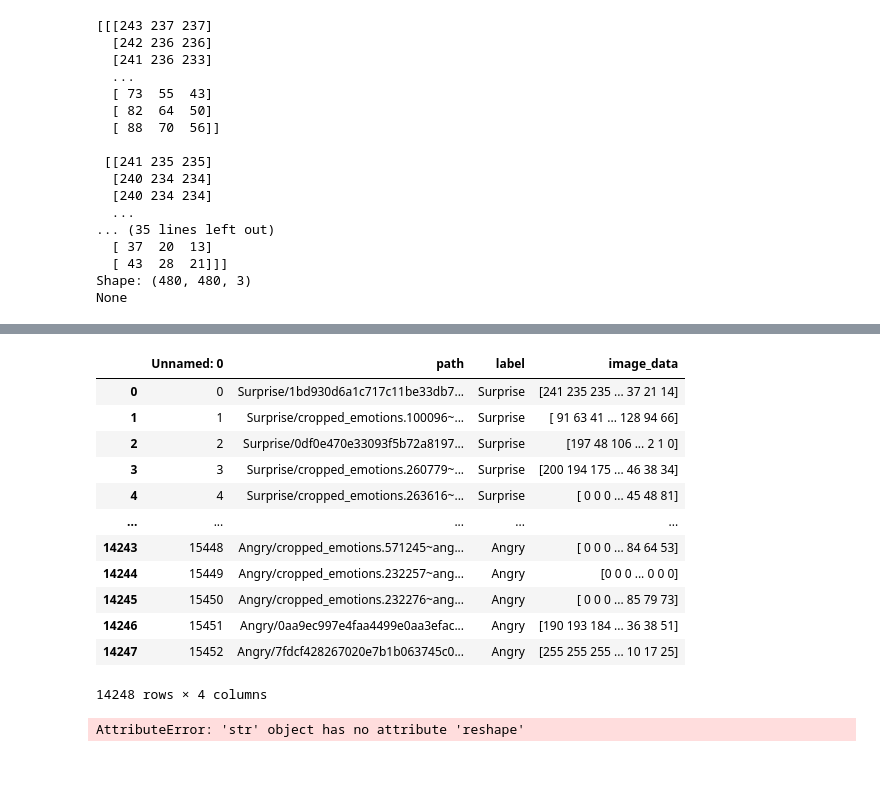
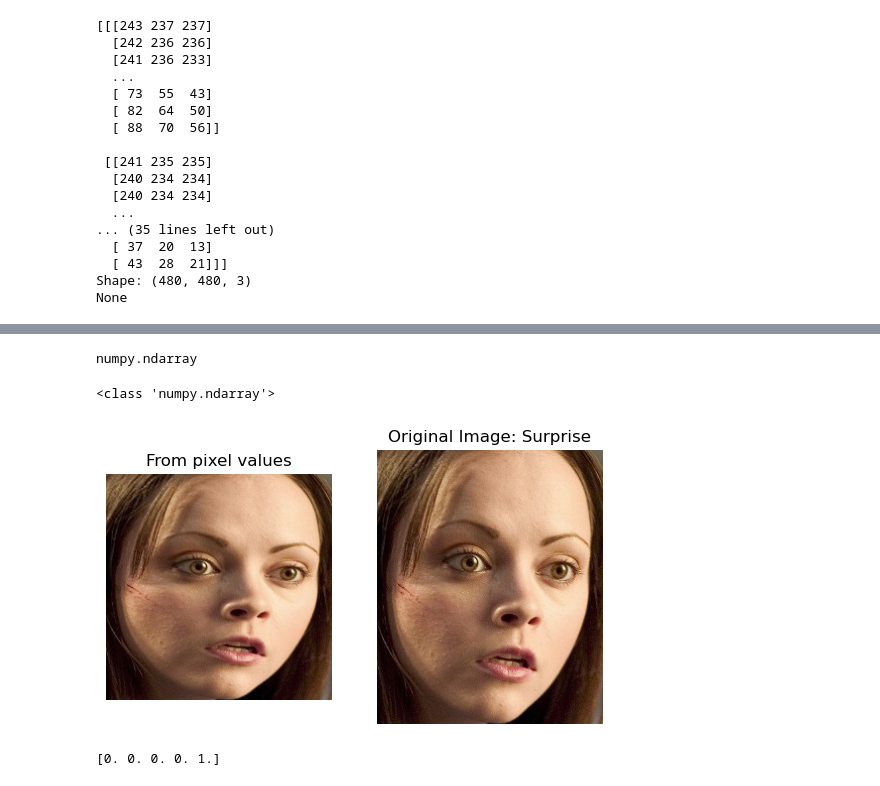
Before and after one commit to DylanE415/Emotion-Classifier, a Jupyter notebook: Emotion classification.ipynb, the cells around one changed output, grey strips where cells are left out. Saved outputs shown, nothing was run; the diff lists cells and outputs as text; code cells hidden in the pictures.

```diff
--- a/Emotion classification.ipynb
+++ b/Emotion classification.ipynb
@@ -110,17 +105,0 @@ df.to_csv('human emotion dataset/imageMatrixData.csv', index=False)  # index=Fal
-# %%
-df=df = pd.read_csv('human emotion dataset/imageMatrixData.csv')
-df
-# %% [output]
-|  | Unnamed: 0 | path | label | image_data |
-| 0 | 0 | Surprise/1bd930d6a1c717c11be33db7... | Surprise | [241 235 235 ... 37 21 14] |
-| 1 | 1 | Surprise/cropped_emotions.100096~... | Surprise | [ 91 63 41 ... 128 94 66] |
-| 2 | 2 | Surprise/0df0e470e33093f5b72a8197... | Surprise | [197 48 106 ... 2 1 0] |
-| 3 | 3 | Surprise/cropped_emotions.260779~... | Surprise | [200 194 175 ... 46 38 34] |
-| 4 | 4 | Surprise/cropped_emotions.263616~... | Surprise | [ 0 0 0 ... 45 48 81] |
-| ... | ... | ... | ... | ... |
-| 14243 | 15448 | Angry/cropped_emotions.571245~ang... | Angry | [ 0 0 0 ... 84 64 53] |
-| 14244 | 15449 | Angry/cropped_emotions.232257~ang... | Angry | [0 0 0 ... 0 0 0] |
-| 14245 | 15450 | Angry/cropped_emotions.232276~ang... | Angry | [ 0 0 0 ... 85 79 73] |
-| 14246 | 15451 | Angry/0aa9ec997e4faa4499e0aa3efac... | Angry | [190 193 184 ... 36 38 51] |
-| 14247 | 15452 | Angry/7fdcf428267020e7b1b063745c0... | Angry | [255 255 255 ... 10 17 25] |
-14248 rows × 4 columns
@@ -127,29 +108,51 @@ df
+# %%
+image_data = np.load('human emotion dataset/dataset/image_data.npz')
+image_data = [image_data[key] for key in image_data.files]
+# %% [output]
+numpy.ndarray
+# %%
+df['image_data'] = list(image_data)
+print(type(df.iloc[2000][3]))
+# %% [output]
+<class 'numpy.ndarray'>
 # %%
 #lets check images to make sure we have correctly mapped values to pictures
-row=2000
-image_data = df.iloc[row][3]
+row=1
+image_dataex = df.iloc[row][3]
 shape = (224, 224, 3)
-
-image_data_reshaped = image_data.reshape(shape)
+image_data_reshaped = image_dataex.reshape(shape)
 
 plt.subplot(1, 2, 1)
 plt.imshow(image_data_reshaped)
 plt.axis('off')
 plt.title("From pixel values")
 
 
 image_path = df.iloc[row]['path']
 parent_directory = 'human emotion dataset/dataset/'
 img_full_path = os.path.join(parent_directory, image_path)
 
 
 img = Image.open(img_full_path)
 
 plt.subplot(1, 2, 2)
 plt.imshow(img)
 plt.axis('off')
 plt.title("Original Image: " + df.iloc[row][2])
 
 plt.show()
 # %% [output]
-AttributeError: 'str' object has no attribute 'reshape'
+[figure, added]
+# %%
+#going to one hot encode the categories so the CNN can use
+from sklearn.preprocessing import LabelEncoder
+from tensorflow.keras.utils import to_categorical
+labels = df['label']
+labels_np = labels.to_numpy()
+label_encoder = LabelEncoder()
+labels_encoded = label_encoder.fit_transform(labels)
+labels_one_hot = to_categorical(labels_encoded)
+
+print(labels_one_hot[1])
+# %% [output]
+[0. 0. 0. 0. 1.]
```
Also changed, not shown: parts of 10 cells of this notebook.
